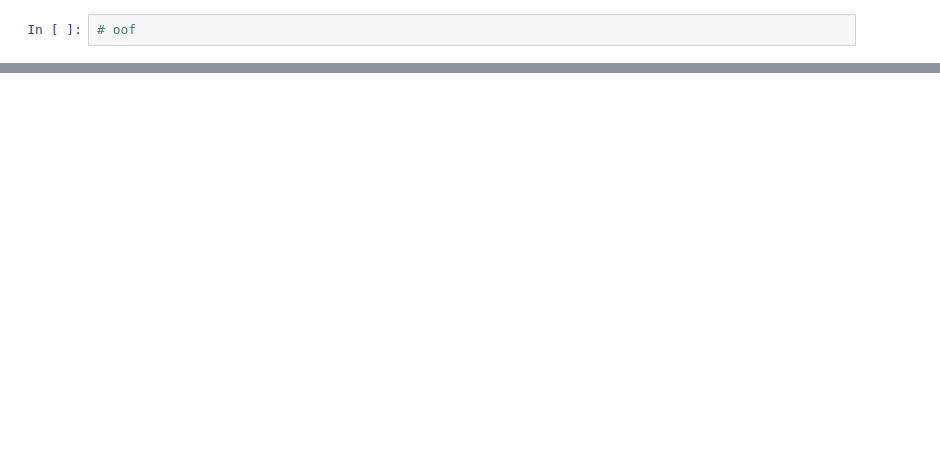
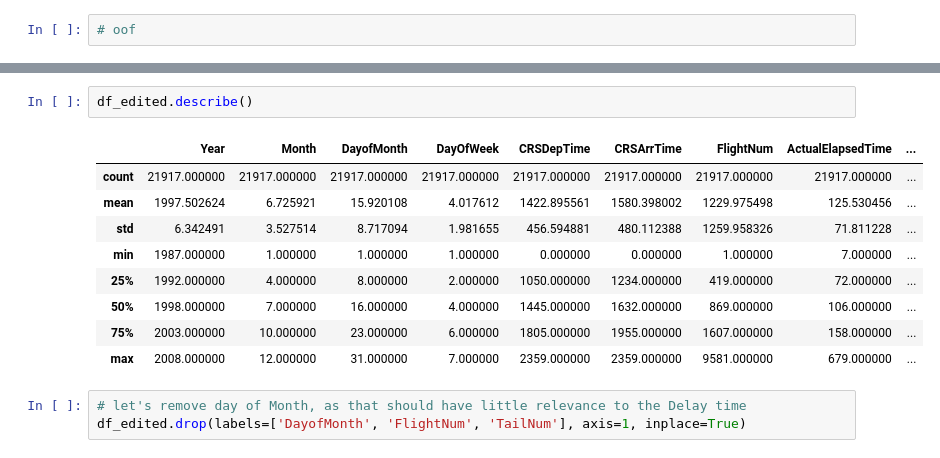
Before and after one commit to joshfuchs/ML_projects, a Jupyter notebook: flight_delays.ipynb, the cells around one changed output, grey strips where cells are left out. Cells and saved outputs as stored; diff of their text form; blank space fills up the shorter version.

```diff
--- a/flight_delays.ipynb
+++ b/flight_delays.ipynb
@@ -364,0 +386,15 @@ print(metrics.accuracy_score(y_valid, preds))
+# %%
+df_edited.describe()
+# %% [output]
+|  | Year | Month | DayofMonth | DayOfWeek | CRSDepTime | CRSArrTime | FlightNum | ActualElapsedTime | ... |
+| count | 21917.000000 | 21917.000000 | 21917.000000 | 21917.000000 | 21917.000000 | 21917.000000 | 21917.000000 | 21917.000000 | ... |
+| mean | 1997.502624 | 6.725921 | 15.920108 | 4.017612 | 1422.895561 | 1580.398002 | 1229.975498 | 125.530456 | ... |
+| std | 6.342491 | 3.527514 | 8.717094 | 1.981655 | 456.594881 | 480.112388 | 1259.958326 | 71.811228 | ... |
+| min | 1987.000000 | 1.000000 | 1.000000 | 1.000000 | 0.000000 | 0.000000 | 1.000000 | 7.000000 | ... |
+| 25% | 1992.000000 | 4.000000 | 8.000000 | 2.000000 | 1050.000000 | 1234.000000 | 419.000000 | 72.000000 | ... |
+| 50% | 1998.000000 | 7.000000 | 16.000000 | 4.000000 | 1445.000000 | 1632.000000 | 869.000000 | 106.000000 | ... |
+| 75% | 2003.000000 | 10.000000 | 23.000000 | 6.000000 | 1805.000000 | 1955.000000 | 1607.000000 | 158.000000 | ... |
+| max | 2008.000000 | 12.000000 | 31.000000 | 7.000000 | 2359.000000 | 2359.000000 | 9581.000000 | 679.000000 | ... |
+# %%
+# let's remove day of Month, as that should have little relevance to the Delay time
+df_edited.drop(labels=['DayofMonth', 'FlightNum', 'TailNum'], axis=1, inplace=True)
```
Also changed, not shown: parts of 19 cells of this notebook.
